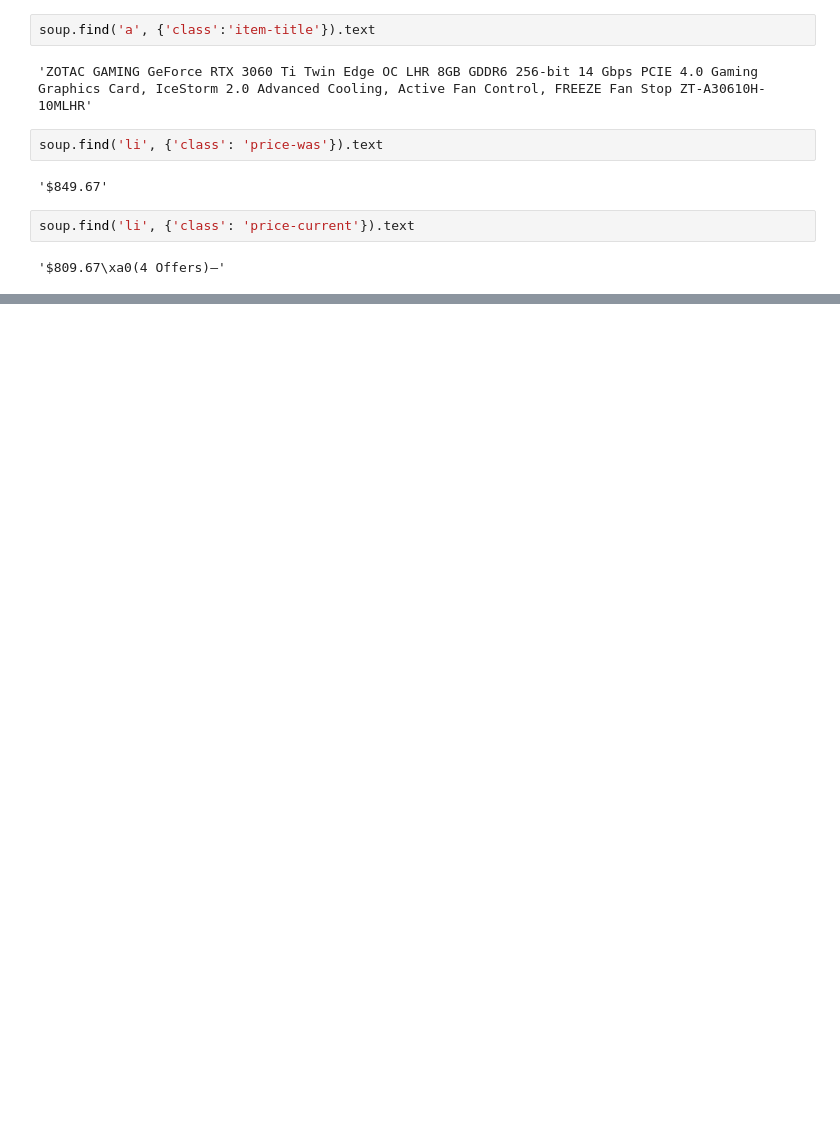
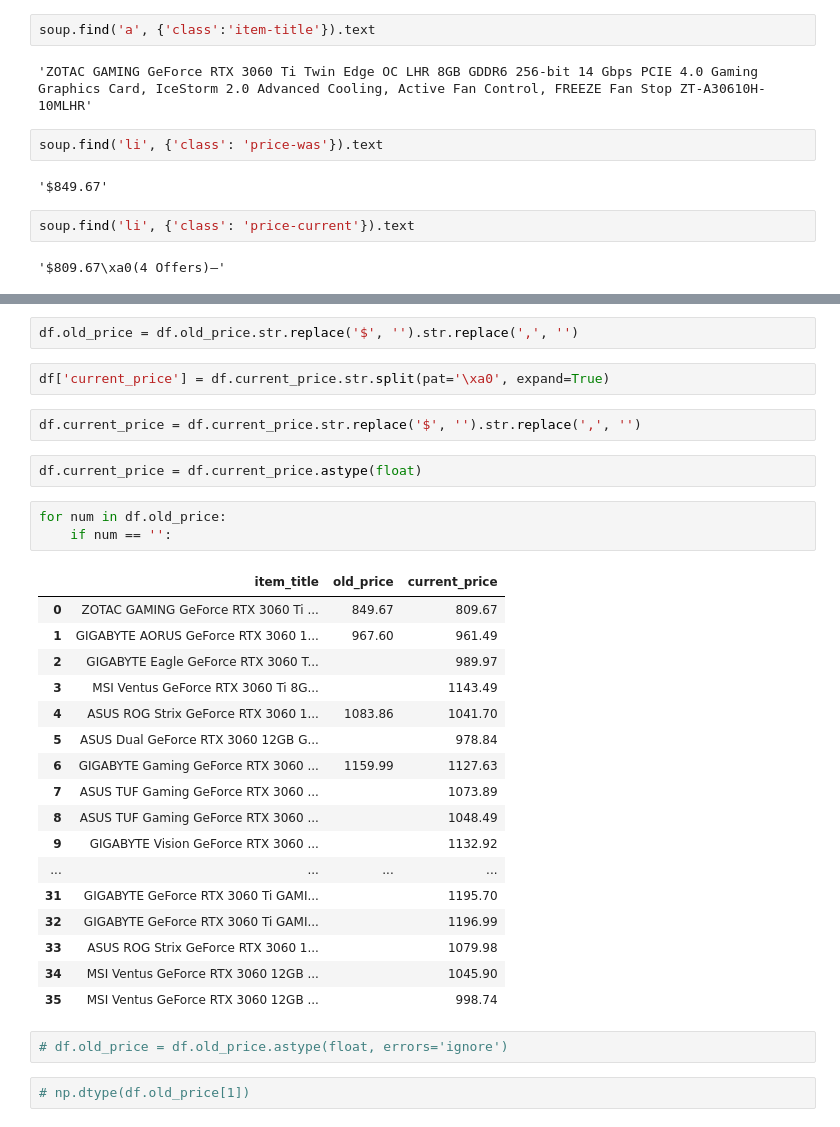
Before and after one commit to mdalton87/newegg_graphics_card_tracker, a Jupyter notebook: gather_data.ipynb, the cells around one changed output, grey strips where cells are left out. Saved outputs shown, nothing was run; the diff lists cells and outputs as text; blank space fills up the shorter version.

```diff
--- a/gather_data.ipynb
+++ b/gather_data.ipynb
@@ -108,0 +107,33 @@ MSI Ventus GeForce RTX 3060 12GB GDDR6 PCI Express 4.0 Video Card RTX 3060 VENTU
+# %%
+df.old_price = df.old_price.str.replace('$', '').str.replace(',', '')
+# %%
+df['current_price'] = df.current_price.str.split(pat='\xa0', expand=True)
+# %%
+df.current_price = df.current_price.str.replace('$', '').str.replace(',', '')
+# %%
+df.current_price = df.current_price.astype(float)
+# %%
+for num in df.old_price:
+    if num == '':
+# %% [output]
+|  | item_title | old_price | current_price |
+| 0 | ZOTAC GAMING GeForce RTX 3060 Ti ... | 849.67 | 809.67 |
+| 1 | GIGABYTE AORUS GeForce RTX 3060 1... | 967.60 | 961.49 |
+| 2 | GIGABYTE Eagle GeForce RTX 3060 T... |  | 989.97 |
+| 3 | MSI Ventus GeForce RTX 3060 Ti 8G... |  | 1143.49 |
+| 4 | ASUS ROG Strix GeForce RTX 3060 1... | 1083.86 | 1041.70 |
+| 5 | ASUS Dual GeForce RTX 3060 12GB G... |  | 978.84 |
+| 6 | GIGABYTE Gaming GeForce RTX 3060 ... | 1159.99 | 1127.63 |
+| 7 | ASUS TUF Gaming GeForce RTX 3060 ... |  | 1073.89 |
+| 8 | ASUS TUF Gaming GeForce RTX 3060 ... |  | 1048.49 |
+| 9 | GIGABYTE Vision GeForce RTX 3060 ... |  | 1132.92 |
+| ... | ... | ... | ... |
+| 31 | GIGABYTE GeForce RTX 3060 Ti GAMI... |  | 1195.70 |
+| 32 | GIGABYTE GeForce RTX 3060 Ti GAMI... |  | 1196.99 |
+| 33 | ASUS ROG Strix GeForce RTX 3060 1... |  | 1079.98 |
+| 34 | MSI Ventus GeForce RTX 3060 12GB ... |  | 1045.90 |
+| 35 | MSI Ventus GeForce RTX 3060 12GB ... |  | 998.74 |
+# %%
+# df.old_price = df.old_price.astype(float, errors='ignore')
+# %%
+# np.dtype(df.old_price[1])
```
Also changed, not shown: parts of 5 cells of this notebook.
